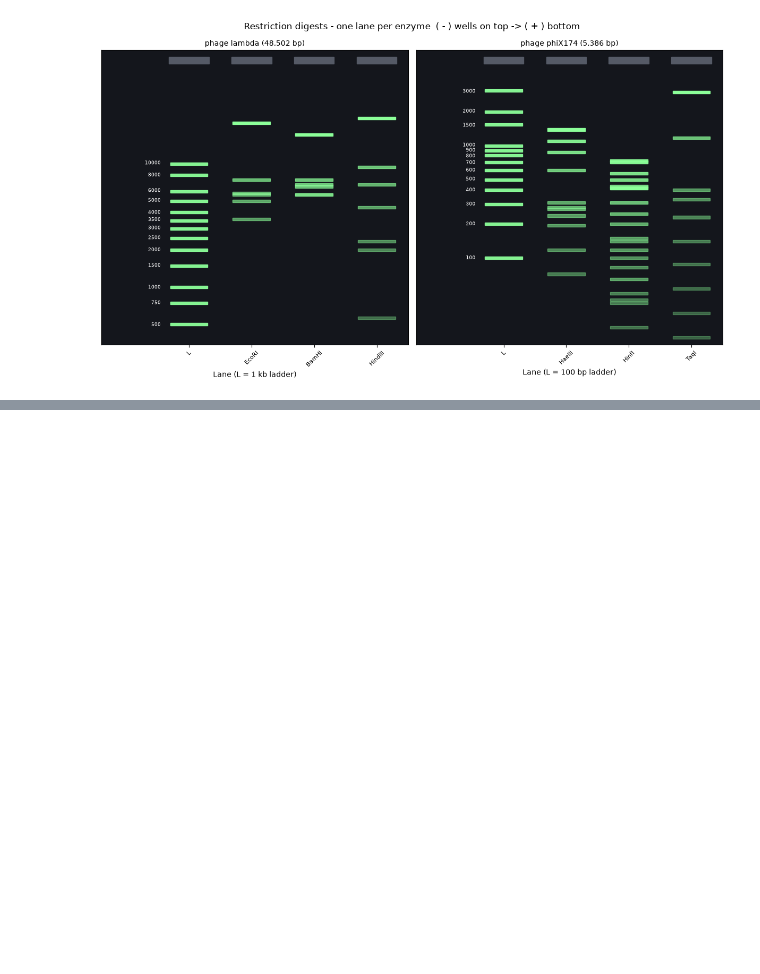
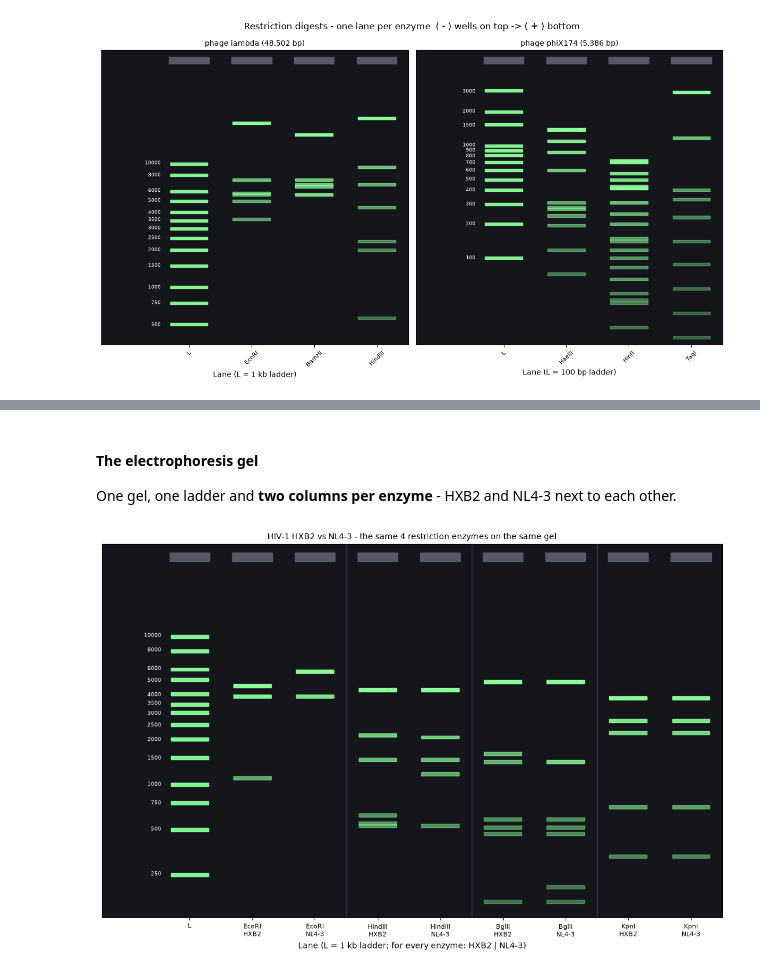
Before and after one commit to mihai-alex-71/Bio-Informatics, a Jupyter notebook: lab7/lab7.ipynb, the cells around one changed output, grey strips where cells are left out. Cells and saved outputs as stored; diff of their text form; code cells hidden in the pictures; blank space fills up the shorter version.

Commit message:
Add Lab 7 homework: HIV-1 HXB2 vs NL4-3 restriction digests on the same gel

```diff
--- a/lab7/lab7.ipynb
+++ b/lab7/lab7.ipynb
@@ -525,0 +580,22 @@ electrophoresis gel**.
+# %%
+def compare(frags_a, frags_b, tol=0.01):
+    # Pair the fragments of the same size (within tol); return (common, only in a, only in b)
+    rest_b, common, only_a = sorted(frags_b, reverse=True), [], []
+    for n in sorted(frags_a, reverse=True):
+        match = next((m for m in rest_b if abs(m - n) <= tol * max(m, n)), None)
+        if match is None:
+            only_a.append(n)
+        else:
+            rest_b.remove(match)
+            common.append((n, match))
+    return common, only_a, rest_b
+
+
+print(f"{'Enzyme':<8} | {'Cuts HXB2':>9} | {'Cuts NL4-3':>10} | {'Common bands':>12} | {'Only in HXB2':<20} | Only in NL4-3")
+print("-" * 95)
+for name in HW_ENZYMES:
+    fa = [f[2] for f in hw["HXB2"][name]["fragments"]]
+    fb = [f[2] for f in hw["NL4-3"][name]["fragments"]]
+    common, only_a, only_b = compare(fa, fb)
+    print(f"{name:<8} | {len(hw['HXB2'][name]['cuts']):>9} | {len(hw['NL4-3'][name]['cuts']):>10} | {len(common):>12} | "
+          f"{str(only_a or '-'):<20} | {only_b or '-'}")
@@ -525,0 +666,21 @@ electrophoresis gel**.
+# %% [markdown]
+#### The electrophoresis gel
+
+One gel, one ladder and **two columns per enzyme** - HXB2 and NL4-3 next to each other.
+# %%
+lanes = []
+for name in HW_ENZYMES:
+    for version in VERSIONS:
+        lanes.append((f"{name}\n{version}", [f[2] for f in hw[version][name]["fragments"]]))
+
+fig, ax = plt.subplots(figsize=(11, 7.5))
+draw_gel(ax, lanes, LADDER_1K, n_min=150, n_max=30000,
+         title="HIV-1 HXB2 vs NL4-3 - the same 4 restriction enzymes on the same gel")
+for k in range(1, len(HW_ENZYMES)):                 # thin separators between the enzyme pairs
+    ax.axvline(2 * k + 0.5, color="#3a3f4b", lw=1)
+ax.set_xticks(range(len(lanes) + 1), ["L"] + [l for l, _ in lanes], rotation=0, fontsize=8)
+ax.set_xlabel("Lane (L = 1 kb ladder; for every enzyme: HXB2 | NL4-3)")
+plt.tight_layout()
+plt.show()
+# %% [output]
+[figure, added]
```
Also changed, not shown: parts of 8 cells of this notebook, 3 other files.
